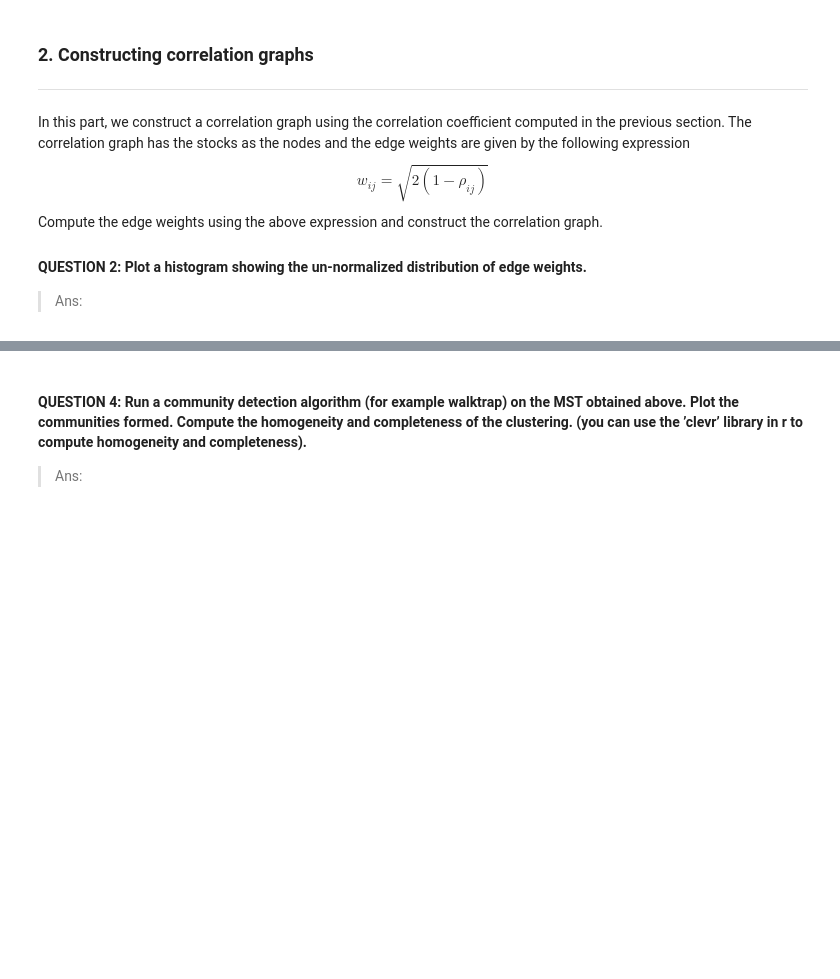
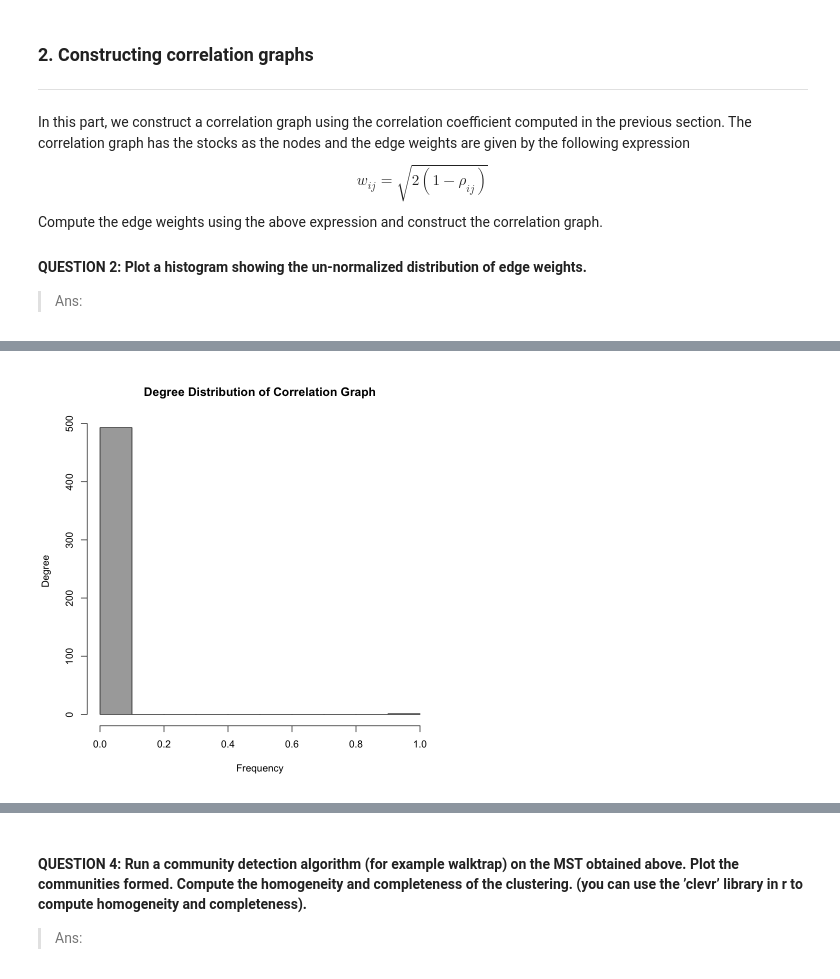
Before and after one commit to kchuang625/ucla-ece-232e-spring-2023-hw, a Jupyter notebook: project4/part1_705668757_905847065_105945588.ipynb, the cells around one changed output, grey strips where cells are left out. Drawn from its saved outputs; the diff is of its cells as text; code cells hidden in the pictures; blank space fills up the shorter version.

```diff
--- a/project4/part1_705668757_905847065_105945588.ipynb
+++ b/project4/part1_705668757_905847065_105945588.ipynb
@@ -38,0 +171,5 @@ Compute the edge weights using the above expression and construct the correlatio
+# %%
+# Plot the degree distribution of the correlation graph
+hist(degree.distribution(corr_graph),col="darkgrey",main="Degree Distribution of Correlation Graph", ylab="Degree",xlab="Frequency")
+# %% [output]
+[figure, added]
```
Also changed, not shown: parts of 22 cells of this notebook.
